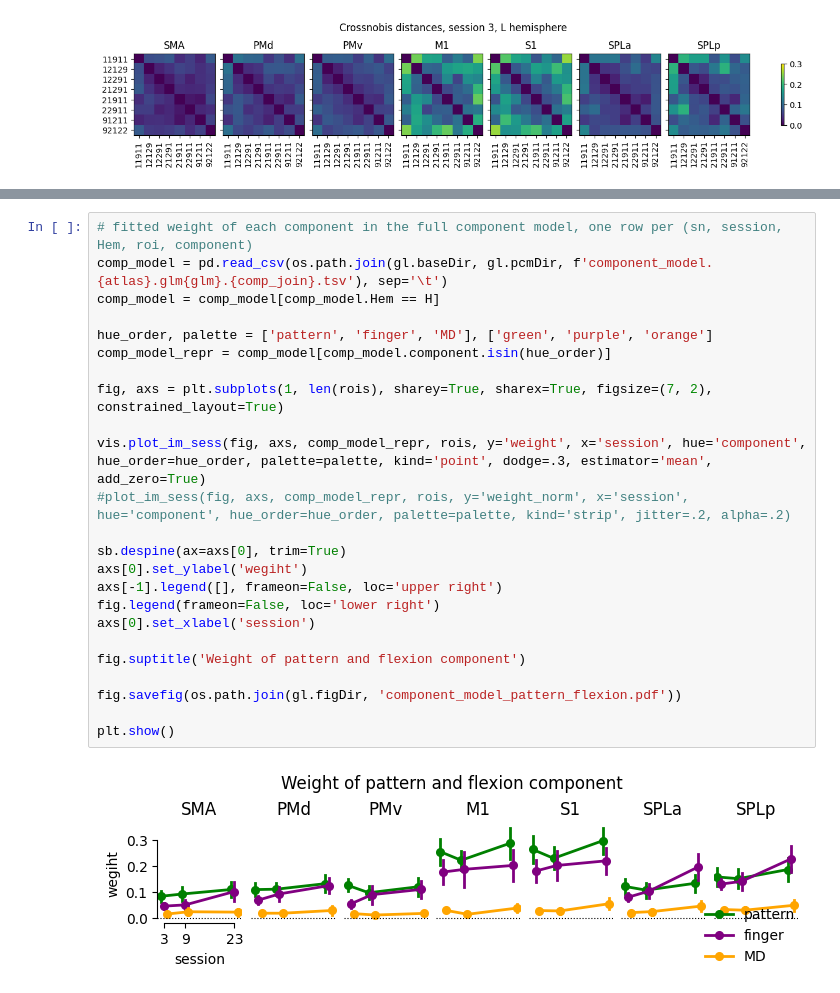
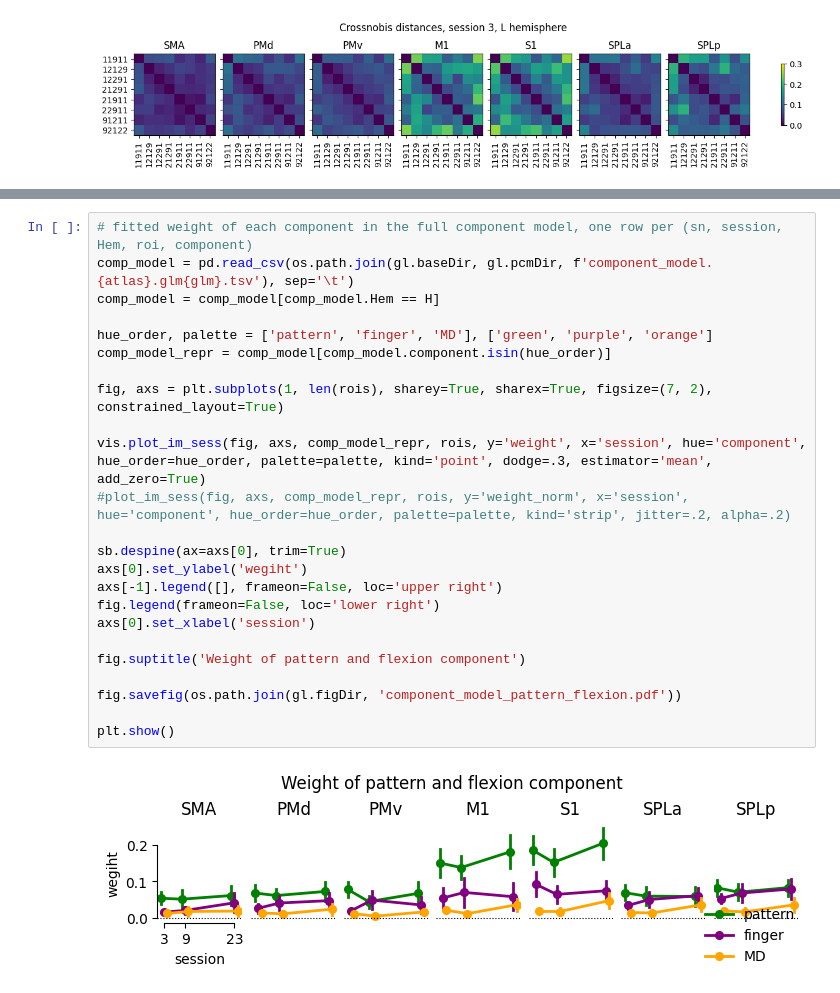
Before and after one commit to mnlmrc/EFC_learningfMRI, a Jupyter notebook: notebooks/component_model.ipynb, the cells around one changed output, grey strips where cells are left out. Cells and saved outputs as stored; diff of their text form.

```diff
--- a/notebooks/component_model.ipynb
+++ b/notebooks/component_model.ipynb
@@ -359,27 +242,27 @@ plt.show()
 # %%
 # fitted weight of each component in the full component model, one row per (sn, session, Hem, roi, component)
-comp_model = pd.read_csv(os.path.join(gl.baseDir, gl.pcmDir, f'component_model.{atlas}.glm{glm}.{comp_join}.tsv'), sep='\t')
+comp_model = pd.read_csv(os.path.join(gl.baseDir, gl.pcmDir, f'component_model.{atlas}.glm{glm}.tsv'), sep='\t')
 comp_model = comp_model[comp_model.Hem == H]
 
 hue_order, palette = ['pattern', 'finger', 'MD'], ['green', 'purple', 'orange']
 comp_model_repr = comp_model[comp_model.component.isin(hue_order)]
 
 fig, axs = plt.subplots(1, len(rois), sharey=True, sharex=True, figsize=(7, 2), constrained_layout=True)
 
 vis.plot_im_sess(fig, axs, comp_model_repr, rois, y='weight', x='session', hue='component', hue_order=hue_order, palette=palette, kind='point', dodge=.3, estimator='mean', add_zero=True)
 #plot_im_sess(fig, axs, comp_model_repr, rois, y='weight_norm', x='session', hue='component', hue_order=hue_order, palette=palette, kind='strip', jitter=.2, alpha=.2)
 
 sb.despine(ax=axs[0], trim=True)
 axs[0].set_ylabel('wegiht')
 axs[-1].legend([], frameon=False, loc='upper right')
 fig.legend(frameon=False, loc='lower right')
 axs[0].set_xlabel('session')
 
 fig.suptitle('Weight of pattern and flexion component')
 
 fig.savefig(os.path.join(gl.figDir, 'component_model_pattern_flexion.pdf'))
 
 plt.show()
 # %% [output]
-[figure, old version]
+[figure, new version]
 # %%
```
Also changed, not shown: parts of 13 cells of this notebook, 37 other files.
